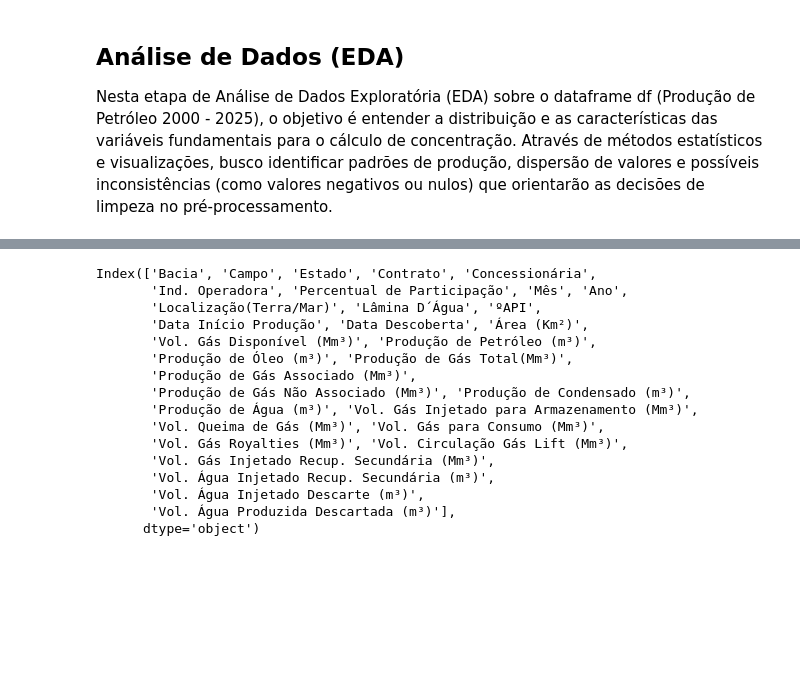
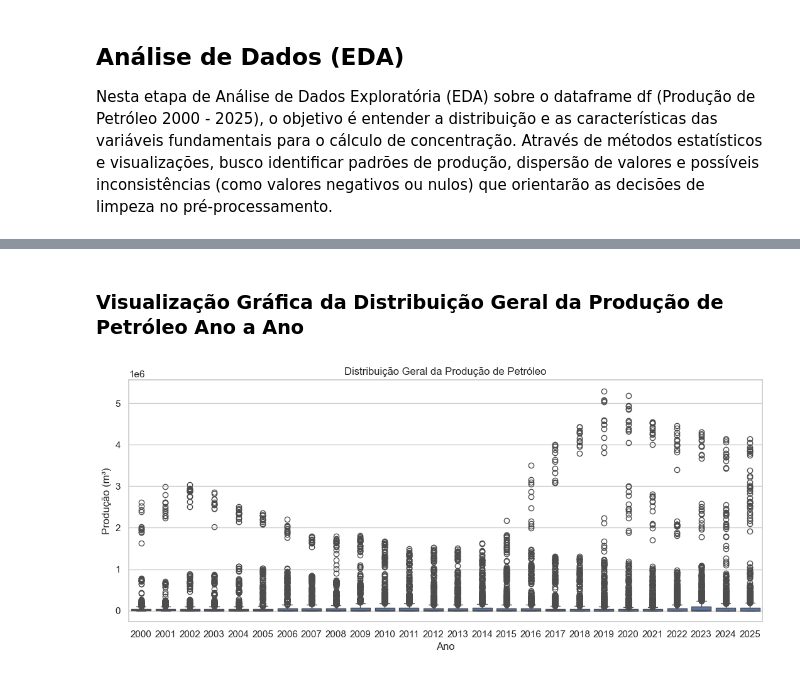
Before and after one commit to Diogo-Pinto/br-og-prd-concentration, a Jupyter notebook: notebooks/concentration-analysis.ipynb, the cells around one changed output, grey strips where cells are left out. Drawn from its saved outputs; the diff is of its cells as text; code cells hidden in the pictures; blank space fills up the shorter version.

```diff
--- a/notebooks/concentration-analysis.ipynb
+++ b/notebooks/concentration-analysis.ipynb
@@ -178,19 +249,12 @@ Especificamente sobre a variável alvo: Produção de Petróleo (m³)
-# %%
-df.columns
-# %% [output]
-Index(['Bacia', 'Campo', 'Estado', 'Contrato', 'Concessionária',
-       'Ind. Operadora', 'Percentual de Participação', 'Mês', 'Ano',
-       'Localização(Terra/Mar)', 'Lâmina D´Água', 'ºAPI',
-       'Data Início Produção', 'Data Descoberta', 'Área (Km²)',
-       'Vol. Gás Disponível (Mm³)', 'Produção de Petróleo (m³)',
-       'Produção de Óleo (m³)', 'Produção de Gás Total(Mm³)',
-       'Produção de Gás Associado (Mm³)',
-       'Produção de Gás Não Associado (Mm³)', 'Produção de Condensado (m³)',
-       'Produção de Água (m³)', 'Vol. Gás Injetado para Armazenamento (Mm³)',
-       'Vol. Queima de Gás (Mm³)', 'Vol. Gás para Consumo (Mm³)',
-       'Vol. Gás Royalties (Mm³)', 'Vol. Circulação Gás Lift (Mm³)',
-       'Vol. Gás Injetado Recup. Secundária (Mm³)',
-       'Vol. Água Injetado Recup. Secundária (m³)',
-       'Vol. Água Injetado Descarte (m³)',
-       'Vol. Água Produzida Descartada (m³)'],
-      dtype='object')
+# %% [markdown]
+### Visualização Gráfica da Distribuição Geral da Produção de Petróleo Ano a Ano
+# %%
+plt.figure(figsize=(13, 5))
+sns.boxplot(x=df_oil_prod['Ano'], y=df_oil_prod['Produção de Petróleo (m³)'])
+
+plt.title('Distribuição Geral da Produção de Petróleo')
+plt.xlabel('Ano')
+plt.ylabel('Produção (m³)')
+plt.show()
+# %% [output]
+[figure, added]
```
Also changed, not shown: parts of 21 cells of this notebook.
